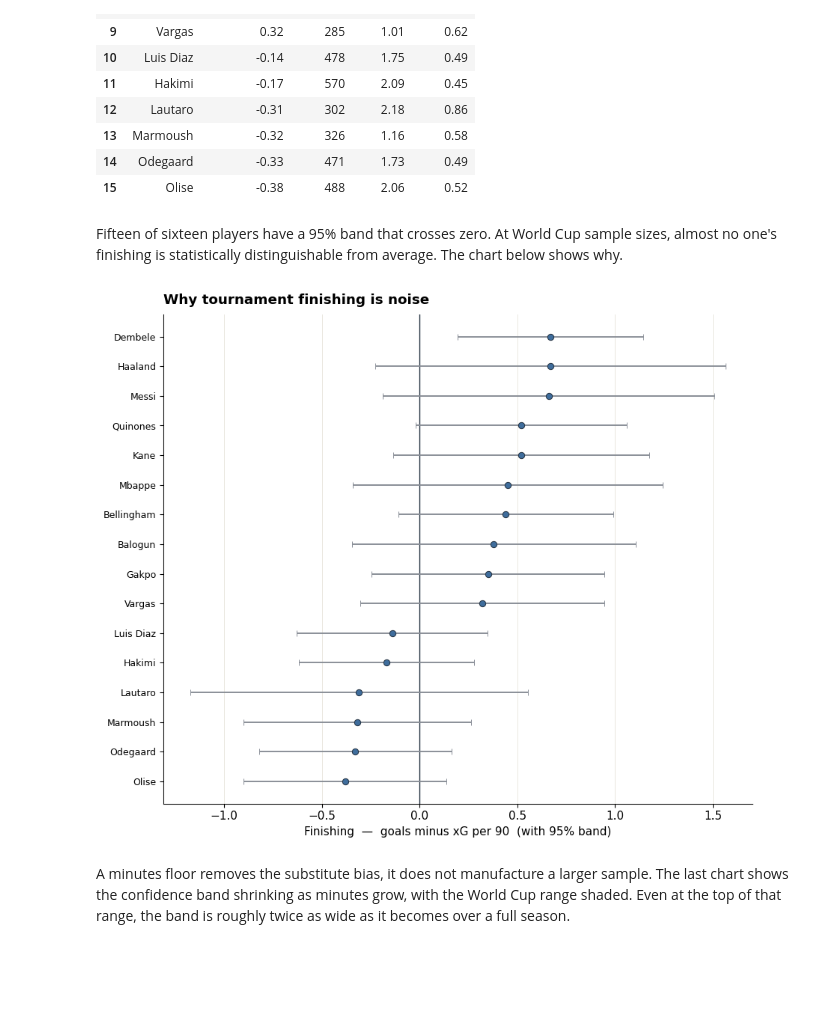
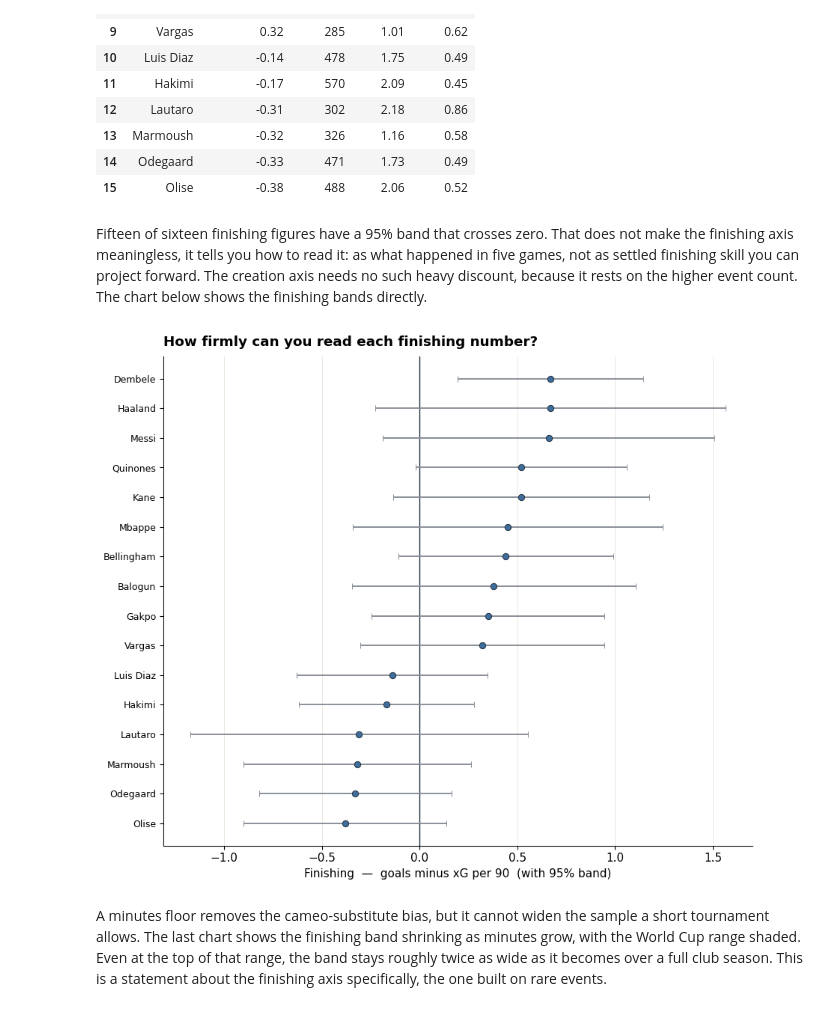
Before and after one commit to wingedhusssar-pixel/wc2026-top-attacking-threat-analysis, a Jupyter notebook: wc2026_xg_analysis.ipynb, the cells around one changed output. Cells and saved outputs as stored; diff of their text form; code cells hidden in the pictures; blank space fills up the shorter version.

```diff
--- a/wc2026_xg_analysis.ipynb
+++ b/wc2026_xg_analysis.ipynb
@@ -102,26 +106,26 @@ df.sort_values("finishing_p90", ascending=False)[
 | 13 | Marmoush | -0.32 | 326 | 1.16 | 0.58 |
 | 14 | Odegaard | -0.33 | 471 | 1.73 | 0.49 |
 | 15 | Olise | -0.38 | 488 | 2.06 | 0.52 |
-# %% [markdown]
-Fifteen of sixteen players have a 95% band that crosses zero. At World Cup sample sizes, almost no one's finishing is statistically distinguishable from average. The chart below shows why.
+# %% [markdown]
+Fifteen of sixteen finishing figures have a 95% band that crosses zero. That does not make the finishing axis meaningless, it tells you how to read it: as what happened in five games, not as settled finishing skill you can project forward. The creation axis needs no such heavy discount, because it rests on the higher event count. The chart below shows the finishing bands directly.
 # %%
 d2 = df.sort_values("finishing_p90")
 fig, ax = plt.subplots(figsize=(9,7.6))
 y = np.arange(len(d2))
 ax.errorbar(d2["finishing_p90"], y, xerr=d2["ci95_p90"], fmt="o", color=ACCENT,
             ecolor=MUTED, elinewidth=1.4, capsize=3, markersize=6,
             markeredgecolor=INK, markeredgewidth=0.7, zorder=3)
 ax.axvline(0, color=INK, lw=1, zorder=2)
 ax.set_yticks(y); ax.set_yticklabels(d2["name"], fontsize=9)
 ax.set_xlabel("Finishing  —  goals minus xG per 90  (with 95% band)")
 ax.grid(axis="x", color=GRID, lw=0.6, zorder=0)
 for s in ["top","right"]: ax.spines[s].set_visible(False)
-ax.set_title("Why tournament finishing is noise", fontweight="bold", loc="left", pad=10)
+ax.set_title("How firmly can you read each finishing number?", fontweight="bold", loc="left", pad=10)
 plt.tight_layout(); plt.show()
 # %% [output]
-[figure, old version]
+[figure, new version]
 # %% [markdown]
-A minutes floor removes the substitute bias, it does not manufacture a larger sample. The last chart shows the confidence band shrinking as minutes grow, with the World Cup range shaded. Even at the top of that range, the band is roughly twice as wide as it becomes over a full season.
+A minutes floor removes the cameo-substitute bias, but it cannot widen the sample a short tournament allows. The last chart shows the finishing band shrinking as minutes grow, with the World Cup range shaded. Even at the top of that range, the band stays roughly twice as wide as it becomes over a full club season. This is a statement about the finishing axis specifically, the one built on rare events.
 # %%
 fig, ax = plt.subplots(figsize=(9,5))
 mins = np.linspace(200, 3200, 200)
```
Also changed, not shown: parts of 9 cells of this notebook, 1 other file.
